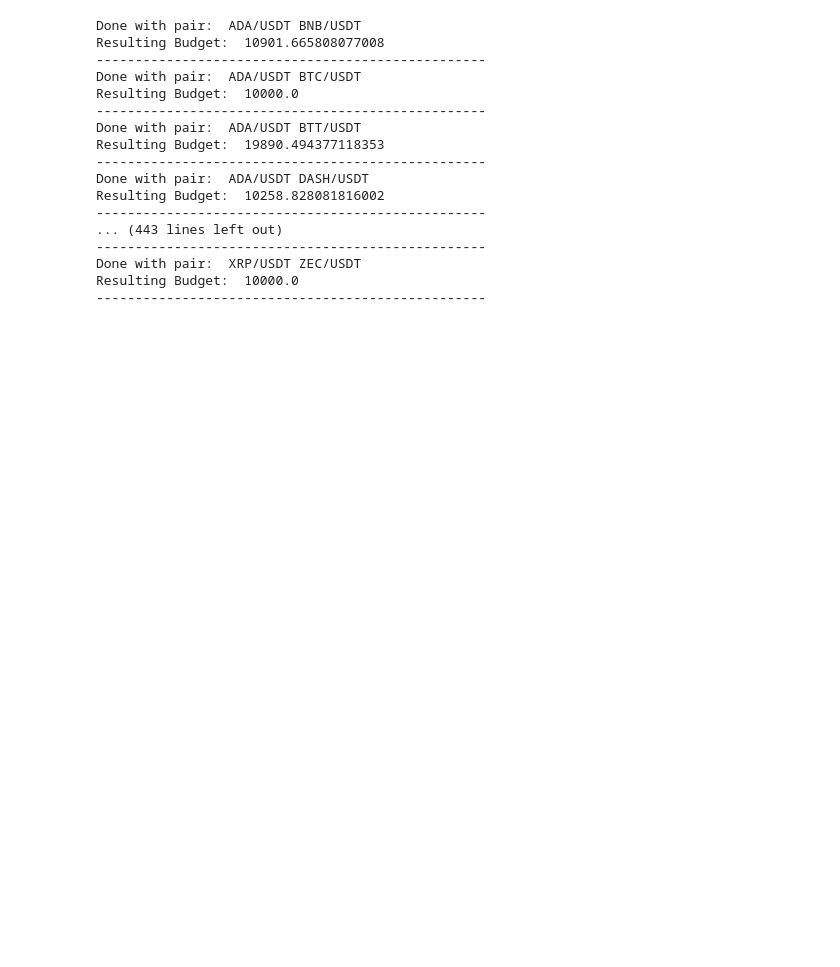
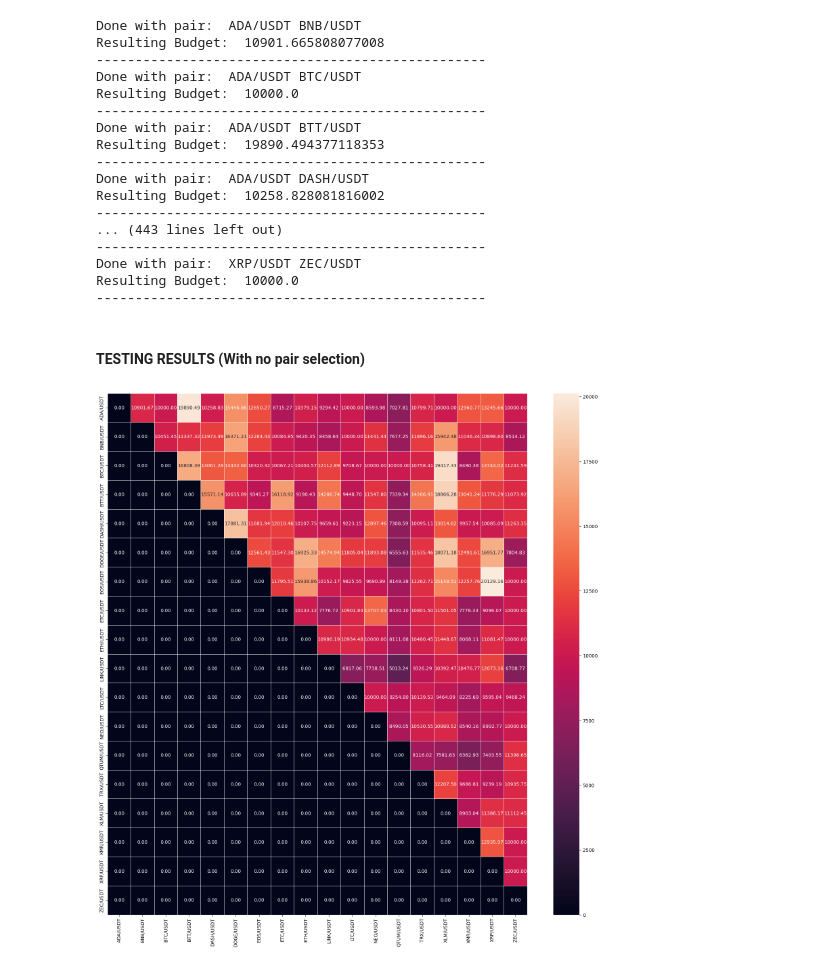
Before and after one commit to cansakiroglu/PairsTrading-YAP490, a Jupyter notebook: BuySell.ipynb, the cells around one changed output. Drawn from its saved outputs; the diff is of its cells as text; code cells hidden in the pictures; blank space fills up the shorter version.

```diff
--- a/BuySell.ipynb
+++ b/BuySell.ipynb
@@ -402,3 +394,12 @@ Resulting Budget:  10258.828081816002
 Done with pair:  XRP/USDT ZEC/USDT
 Resulting Budget:  10000.0
 --------------------------------------------------
+# %% [markdown]
+#### TESTING RESULTS (With no pair selection)
+# %%
+# Show the fitness values of the best solutions in the test set
+fig, ax = plt.subplots(figsize=(20,20))
+sn.heatmap(fitness_values_of_best_solutions_in_test, annot=True, linewidths=.5, ax=ax, fmt='.2f')
+plt.show()
+# %% [output]
+[figure, added]
```
Also changed, not shown: parts of 12 cells of this notebook.
